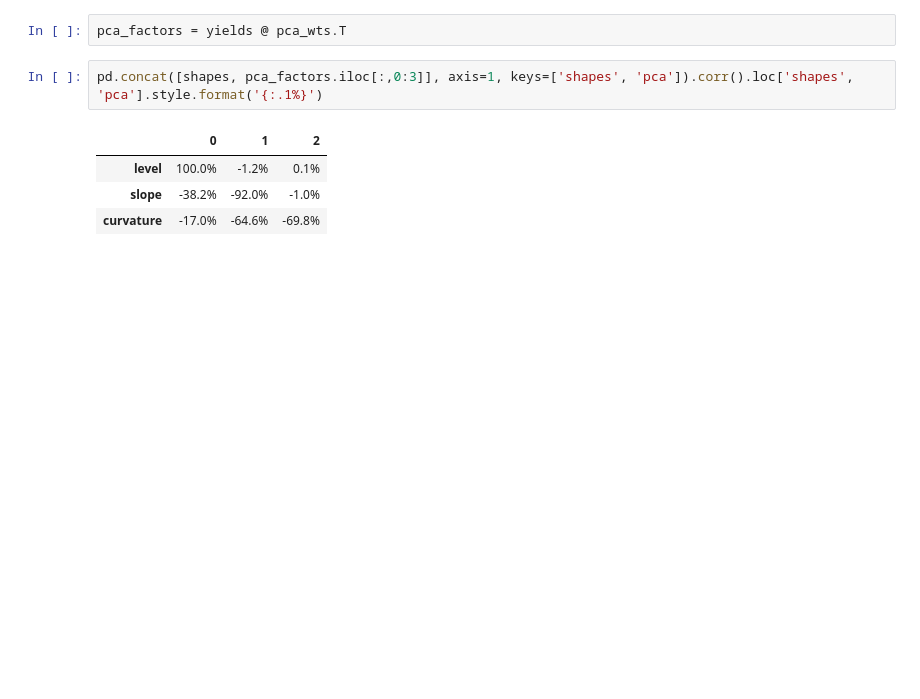
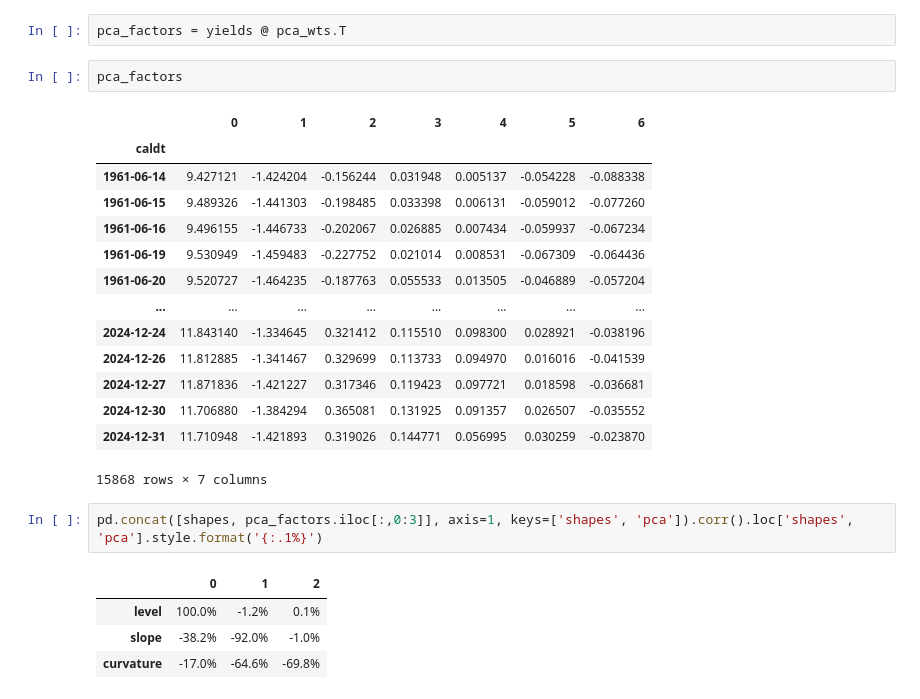
Before and after one commit to aparnaambarapu/finm-fixedincome-2025, a Jupyter notebook: homework/Homework 1.ipynb, the cells around one changed output. Saved outputs shown, nothing was run; the diff lists cells and outputs as text; blank space fills up the shorter version.

```diff
--- a/homework/Homework 1.ipynb
+++ b/homework/Homework 1.ipynb
@@ -481,5 +498,22 @@ pca_wts
 # %%
 pca_factors = yields @ pca_wts.T
+# %%
+pca_factors
+# %% [output]
+|  | 0 | 1 | 2 | 3 | 4 | 5 | 6 |
+| caldt |  |  |  |  |  |  |  |
+| 1961-06-14 | 9.427121 | -1.424204 | -0.156244 | 0.031948 | 0.005137 | -0.054228 | -0.088338 |
+| 1961-06-15 | 9.489326 | -1.441303 | -0.198485 | 0.033398 | 0.006131 | -0.059012 | -0.077260 |
+| 1961-06-16 | 9.496155 | -1.446733 | -0.202067 | 0.026885 | 0.007434 | -0.059937 | -0.067234 |
+| 1961-06-19 | 9.530949 | -1.459483 | -0.227752 | 0.021014 | 0.008531 | -0.067309 | -0.064436 |
+| 1961-06-20 | 9.520727 | -1.464235 | -0.187763 | 0.055533 | 0.013505 | -0.046889 | -0.057204 |
+| ... | ... | ... | ... | ... | ... | ... | ... |
+| 2024-12-24 | 11.843140 | -1.334645 | 0.321412 | 0.115510 | 0.098300 | 0.028921 | -0.038196 |
+| 2024-12-26 | 11.812885 | -1.341467 | 0.329699 | 0.113733 | 0.094970 | 0.016016 | -0.041539 |
+| 2024-12-27 | 11.871836 | -1.421227 | 0.317346 | 0.119423 | 0.097721 | 0.018598 | -0.036681 |
+| 2024-12-30 | 11.706880 | -1.384294 | 0.365081 | 0.131925 | 0.091357 | 0.026507 | -0.035552 |
+| 2024-12-31 | 11.710948 | -1.421893 | 0.319026 | 0.144771 | 0.056995 | 0.030259 | -0.023870 |
+15868 rows × 7 columns
 # %%
 pd.concat([shapes, pca_factors.iloc[:,0:3]], axis=1, keys=['shapes', 'pca']).corr().loc['shapes', 'pca'].style.format('{:.1%}')
 # %% [output]
```
Also changed, not shown: parts of 1 cell of this notebook.
